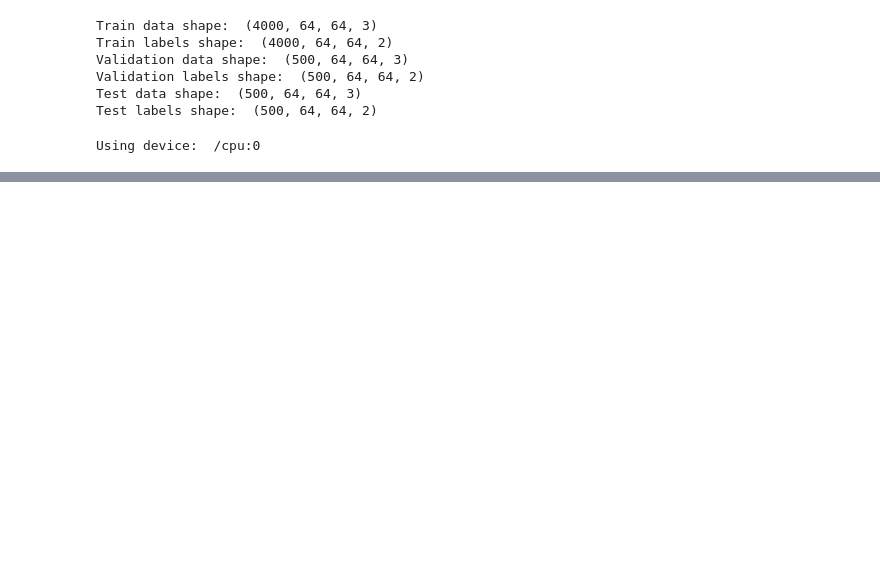
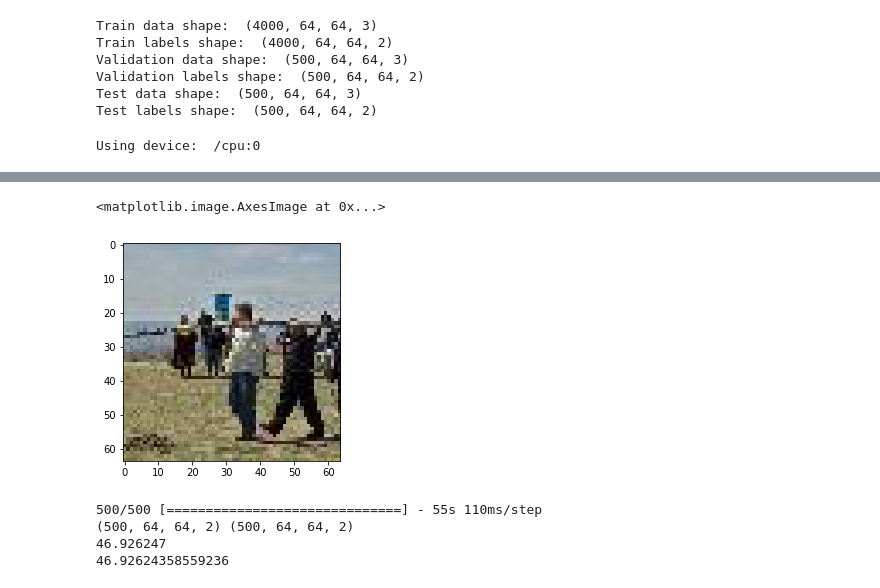
Before and after one commit to kkhosla96/cs231n-project, a Jupyter notebook: project.ipynb, the cells around one changed output, grey strips where cells are left out. Cells and saved outputs as stored; diff of their text form; code cells hidden in the pictures; blank space fills up the shorter version.

```diff
--- a/project.ipynb
+++ b/project.ipynb
@@ -330,15 +346,26 @@ imshow(should_be)
+# %%
+# real image
+imshow(YCCtoRGB(should_be * 255))
+# %% [output]
+<matplotlib.image.AxesImage at 0x...>
+[figure, added]
 # %%
-# here we check loss on a sample batch
-bs = 64
-batch = X_train[:bs]
+# here we check loss on validation
+batch = X_val
 predict = my_model.predict(batch, verbose=True)
-truths = Y_train[:bs]
+truths = Y_val
+num_examples = batch.shape[0]
 print(predict.shape, truths.shape)
 loss_tensor = my_loss_function(tf.keras.backend.variable(predict), tf.keras.backend.variable(truths))
 print(tf.keras.backend.eval(loss_tensor))
 ## double check by doing the calculation in pure numpy
-predict_vec = np.reshape(predict, (bs, -1))
-truths_vec = np.reshape(truths, (bs, -1))
+predict_vec = np.reshape(predict, (num_examples, -1))
+truths_vec = np.reshape(truths, (num_examples, -1))
 all_losses = np.sum((predict_vec - truths_vec)**2, axis=1)
 loss_np = np.mean(all_losses, axis=0)
 print(loss_np)
+# %% [output]
+500/500 [==============================] - 55s 110ms/step
+(500, 64, 64, 2) (500, 64, 64, 2)
+46.926247
+46.92624358559236
```
Also changed, not shown: parts of 20 cells of this notebook, 2 other files.
